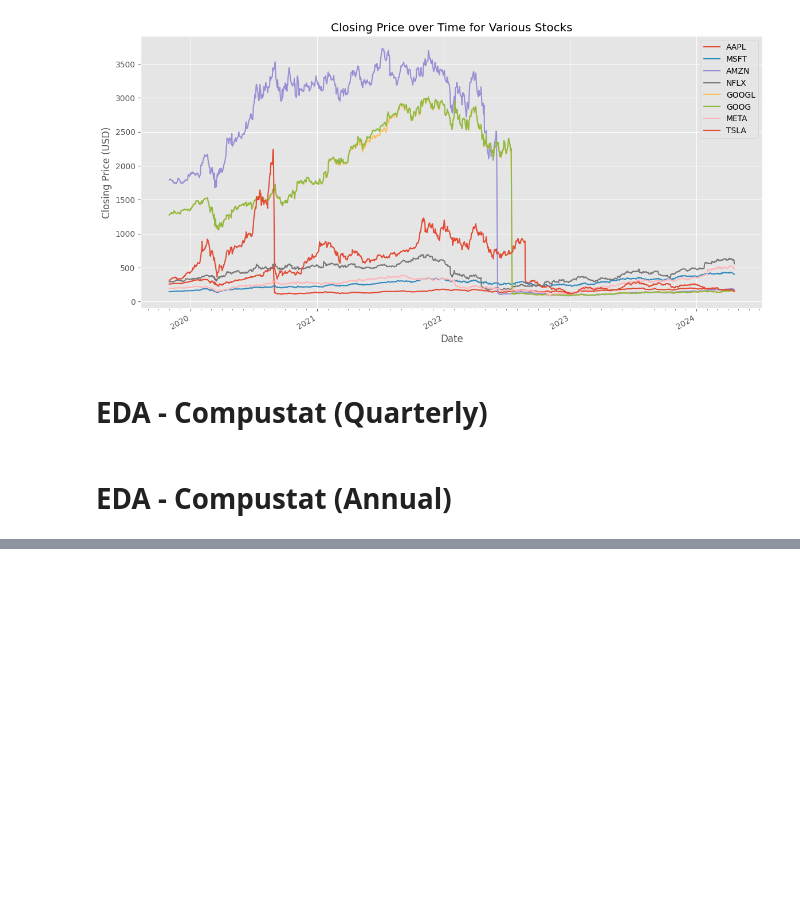
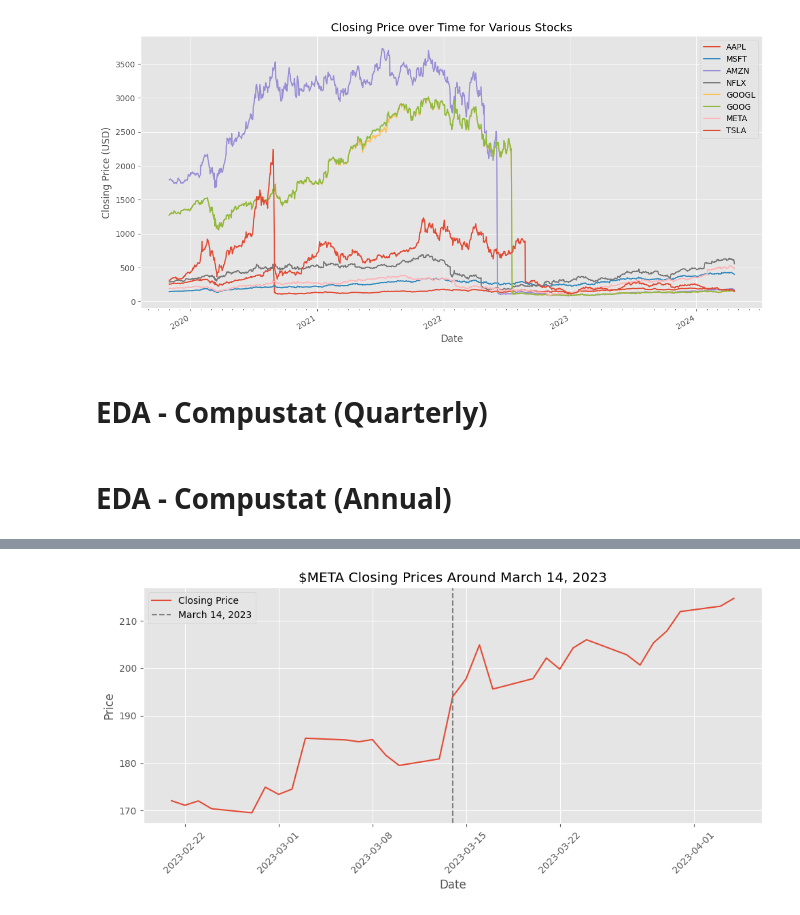
Before and after one commit to inveniam-viam/layoffs-impact, a Jupyter notebook: Analysis.ipynb, the cells around one changed output, grey strips where cells are left out. Saved outputs shown, nothing was run; the diff lists cells and outputs as text; code cells hidden in the pictures; blank space fills up the shorter version.

```diff
--- a/Analysis.ipynb
+++ b/Analysis.ipynb
@@ -390,0 +468,23 @@ plt.show()
+# %%
+# Plotting the stock price of Meta - 3 week time period before and after March 2023 layoffs
+
+# Define the target date and the range around it
+target_date_2 = pd.Timestamp('2023-03-14')
+delta_2 = pd.Timedelta(weeks=3)
+
+# Filter data to 3 weeks before and after March 14, 2023
+filtered_data_2 = date_and_price[(date_and_price['datadate'] >= target_date_2 - delta_2) & (date_and_price['datadate'] <= target_date_2 + delta_2)]
+
+plt.figure(figsize=(10, 5))
+plt.plot(filtered_data_2['datadate'], filtered_data_2['prccd'], label='Closing Price')
+plt.axvline(x=target_date_2, color='gray', linestyle='--', label='March 14, 2023')
+plt.title('$META Closing Prices Around March 14, 2023')
+plt.xlabel('Date')
+plt.ylabel('Closing Price')
+plt.legend()
+plt.grid(True)
+plt.xticks(rotation=45)  # Rotate date labels for better readability
+plt.tight_layout()
+plt.show()
+# %% [output]
+[figure, added]
```
Also changed, not shown: parts of 15 cells of this notebook, 10 other files.
